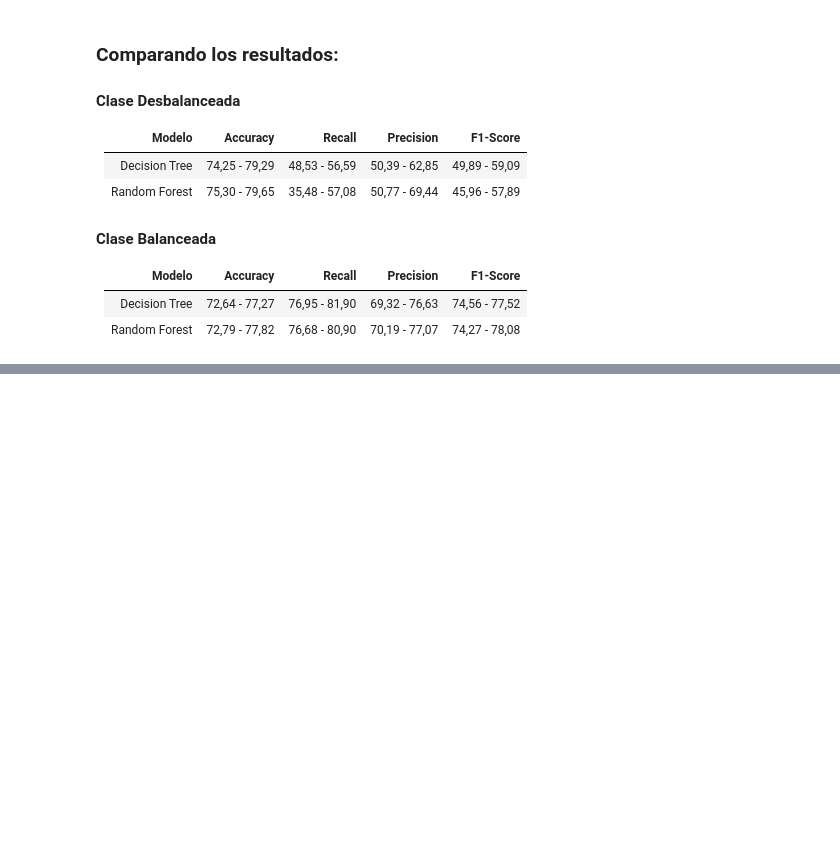
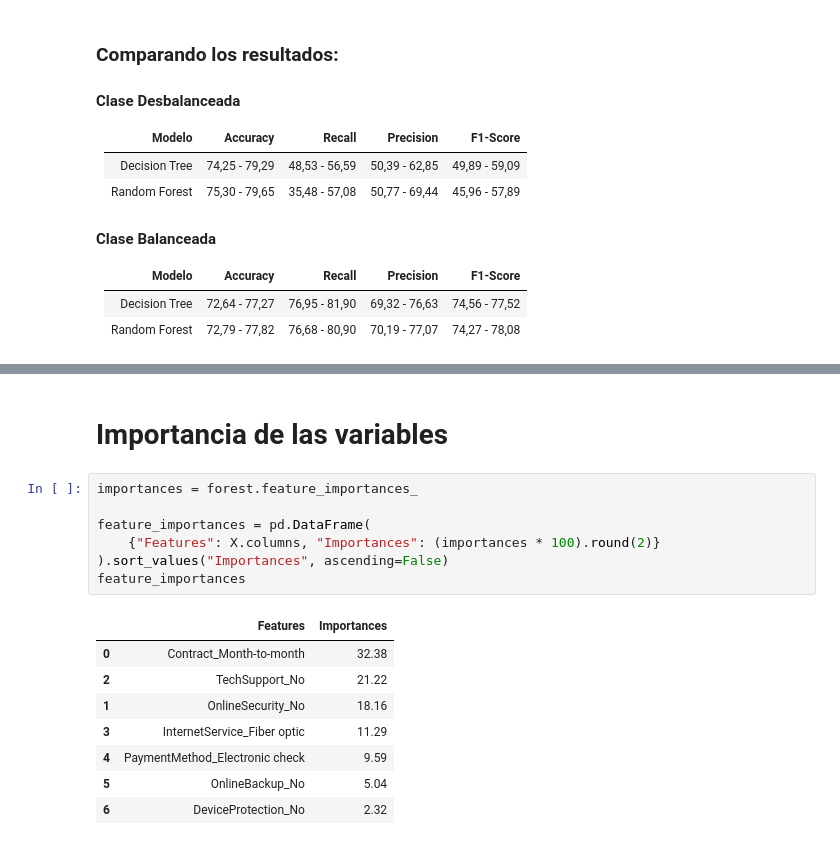
Before and after one commit to Ivan270/telecom-x-pt2, a Jupyter notebook: telecom-x.ipynb, the cells around one changed output, grey strips where cells are left out. Drawn from its saved outputs; the diff is of its cells as text; blank space fills up the shorter version.

```diff
--- a/telecom-x.ipynb
+++ b/telecom-x.ipynb
@@ -539,0 +578,18 @@ El intervalo de confianza es: [0.7369682691075922, 0.7966466764351677]
+# %% [markdown]
+# Importancia de las variables
+# %%
+importances = forest.feature_importances_
+
+feature_importances = pd.DataFrame(
+    {"Features": X.columns, "Importances": (importances * 100).round(2)}
+).sort_values("Importances", ascending=False)
+feature_importances
+# %% [output]
+|  | Features | Importances |
+| 0 | Contract_Month-to-month | 32.38 |
+| 2 | TechSupport_No | 21.22 |
+| 1 | OnlineSecurity_No | 18.16 |
+| 3 | InternetService_Fiber optic | 11.29 |
+| 4 | PaymentMethod_Electronic check | 9.59 |
+| 5 | OnlineBackup_No | 5.04 |
+| 6 | DeviceProtection_No | 2.32 |
```
Also changed, not shown: parts of 19 cells of this notebook.
